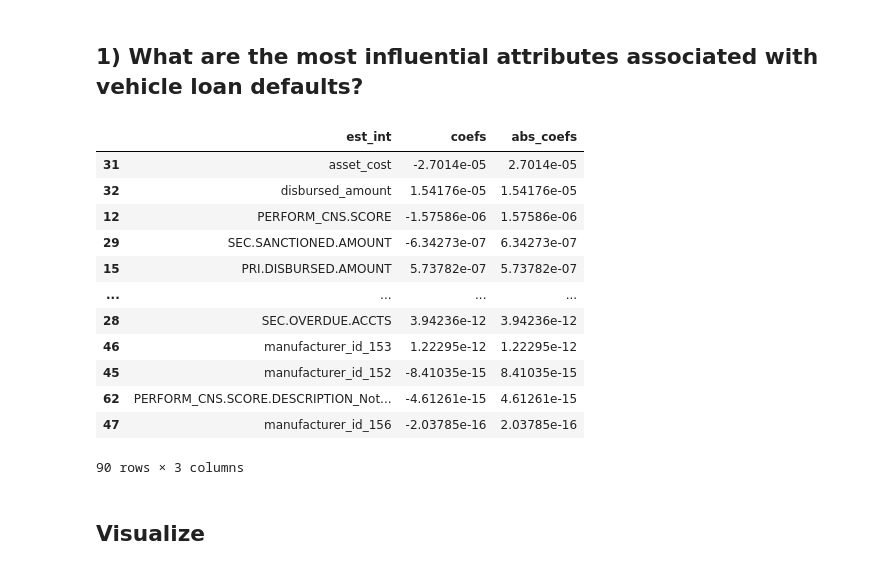
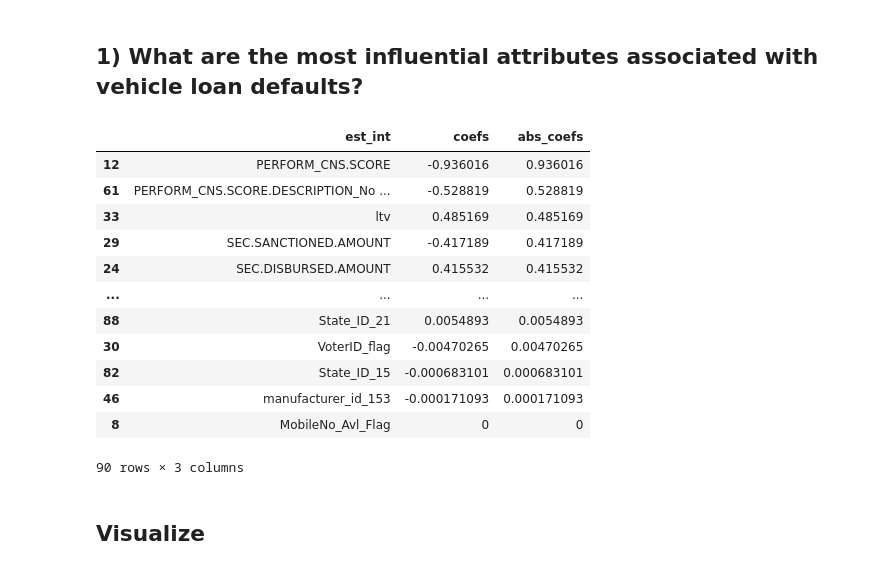
Before and after one commit to AIduate/Vehicle-Loan-Default-Prediction, a Jupyter notebook: Vehicle Loan Default Prediction.ipynb, the cells around one changed output. Cells and saved outputs as stored; diff of their text form; code cells hidden in the pictures.

```diff
--- a/Vehicle Loan Default Prediction.ipynb
+++ b/Vehicle Loan Default Prediction.ipynb
@@ -238,6 +239,11 @@ X_train.head()
 | 618993 | 10 | 1 | 25 | 22 | 0 | ... |
 | 532539 | 0 | 1 | 48 | 0 | 0 | ... |
 5 rows × 90 columns
+# %%
+scaler = StandardScaler()
+scaler.fit(X_train)
+X_train = scaler.transform(X_train)
+X_test = scaler.transform(X_test)
 # %% [markdown]
 # Section IV - Modeling
 # %% [markdown]
@@ -287,25 +322,25 @@ metrics.roc_auc_score(y_test, (clf.predict_proba(X_test)[:,1]>=0.25).astype(int)
 ## 1) What are the most influential attributes associated with vehicle loan defaults?
 # %%
 coefs_df = pd.DataFrame()
-coefs_df['est_int'] = X_train.columns
+coefs_df['est_int'] = pd.DataFrame(X).columns
 coefs_df['coefs'] = clf.coef_.T.tolist()
 coefs_df = coefs_df.explode('coefs')
 coefs_df['abs_coefs'] = np.abs(coefs_df['coefs'])
 coefs_df = coefs_df.sort_values('abs_coefs', ascending=False)
 coefs_df
 # %% [output]
 |  | est_int | coefs | abs_coefs |
-| 31 | asset_cost | -2.7014e-05 | 2.7014e-05 |
-| 32 | disbursed_amount | 1.54176e-05 | 1.54176e-05 |
-| 12 | PERFORM_CNS.SCORE | -1.57586e-06 | 1.57586e-06 |
-| 29 | SEC.SANCTIONED.AMOUNT | -6.34273e-07 | 6.34273e-07 |
-| 15 | PRI.DISBURSED.AMOUNT | 5.73782e-07 | 5.73782e-07 |
+| 12 | PERFORM_CNS.SCORE | -0.936016 | 0.936016 |
+| 61 | PERFORM_CNS.SCORE.DESCRIPTION_No ... | -0.528819 | 0.528819 |
+| 33 | ltv | 0.485169 | 0.485169 |
+| 29 | SEC.SANCTIONED.AMOUNT | -0.417189 | 0.417189 |
+| 24 | SEC.DISBURSED.AMOUNT | 0.415532 | 0.415532 |
 | ... | ... | ... | ... |
-| 28 | SEC.OVERDUE.ACCTS | 3.94236e-12 | 3.94236e-12 |
-| 46 | manufacturer_id_153 | 1.22295e-12 | 1.22295e-12 |
-| 45 | manufacturer_id_152 | -8.41035e-15 | 8.41035e-15 |
-| 62 | PERFORM_CNS.SCORE.DESCRIPTION_Not... | -4.61261e-15 | 4.61261e-15 |
-| 47 | manufacturer_id_156 | -2.03785e-16 | 2.03785e-16 |
+| 88 | State_ID_21 | 0.0054893 | 0.0054893 |
+| 30 | VoterID_flag | -0.00470265 | 0.00470265 |
+| 82 | State_ID_15 | -0.000683101 | 0.000683101 |
+| 46 | manufacturer_id_153 | -0.000171093 | 0.000171093 |
+| 8 | MobileNo_Avl_Flag | 0 | 0 |
 90 rows × 3 columns
 # %% [markdown]
 ## Visualize
```
Also changed, not shown: parts of 18 cells of this notebook.
